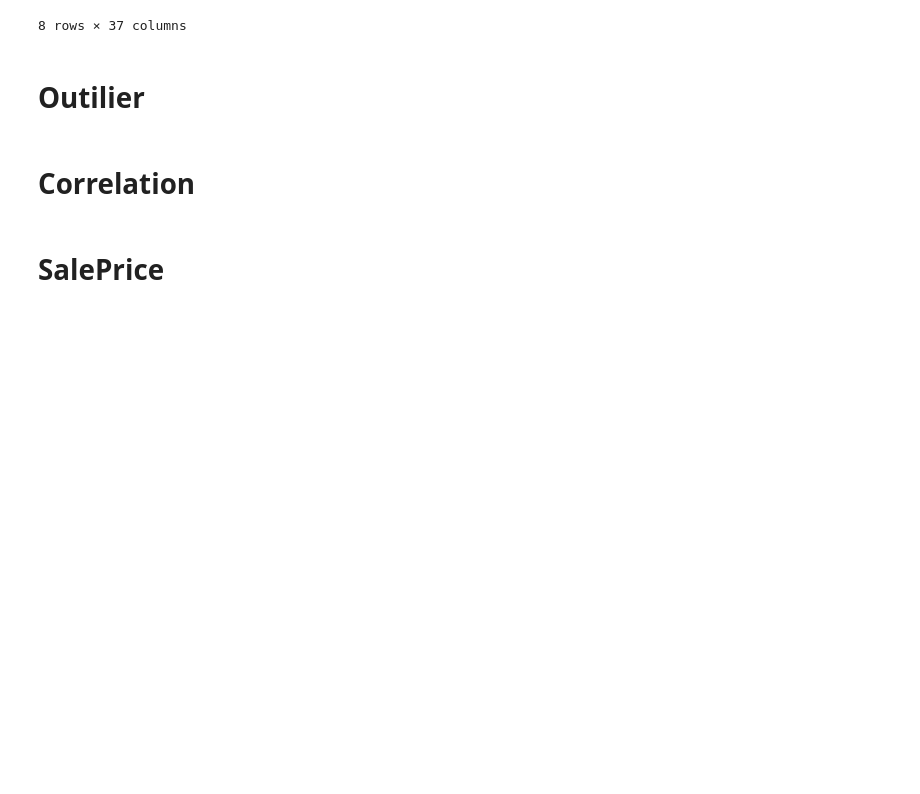
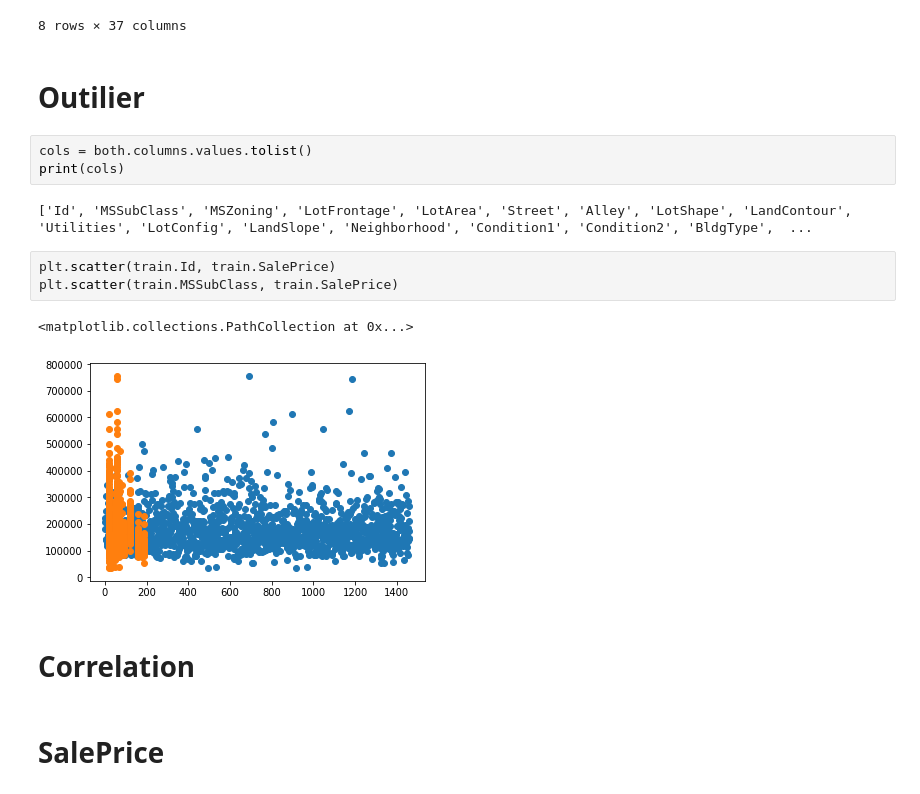
Before and after one commit to tstellamaris/MLProject, a Jupyter notebook: Mimi/Stella_Analysis_MimiEdit1.ipynb, the cells around one changed output. Saved outputs shown, nothing was run; the diff lists cells and outputs as text; blank space fills up the shorter version.

```diff
--- a/Mimi/Stella_Analysis_MimiEdit1.ipynb
+++ b/Mimi/Stella_Analysis_MimiEdit1.ipynb
@@ -700,6 +700,17 @@ test.describe()
 8 rows × 37 columns
 # %% [markdown]
 # Outilier
+# %%
+cols = both.columns.values.tolist()
+print(cols)
+# %% [output]
+['Id', 'MSSubClass', 'MSZoning', 'LotFrontage', 'LotArea', 'Street', 'Alley', 'LotShape', 'LandContour', 'Utilities', 'LotConfig', 'LandSlope', 'Neighborhood', 'Condition1', 'Condition2', 'BldgType',  ...
+# %%
+plt.scatter(train.Id, train.SalePrice)
+plt.scatter(train.MSSubClass, train.SalePrice)
+# %% [output]
+<matplotlib.collections.PathCollection at 0x...>
+[figure, added]
 # %% [markdown]
 # Correlation
 # %% [markdown]
```
Also changed, not shown: 2 other files.
